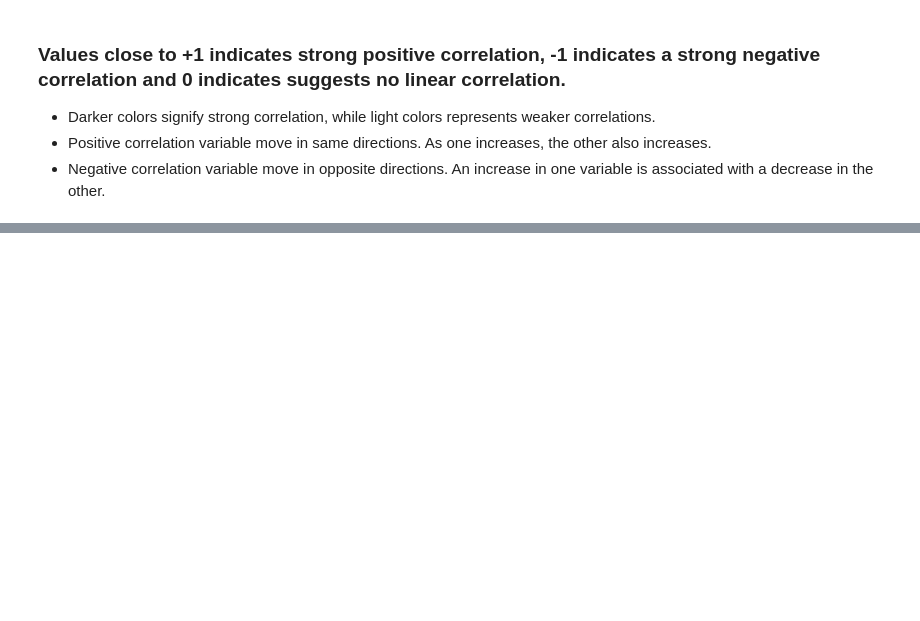
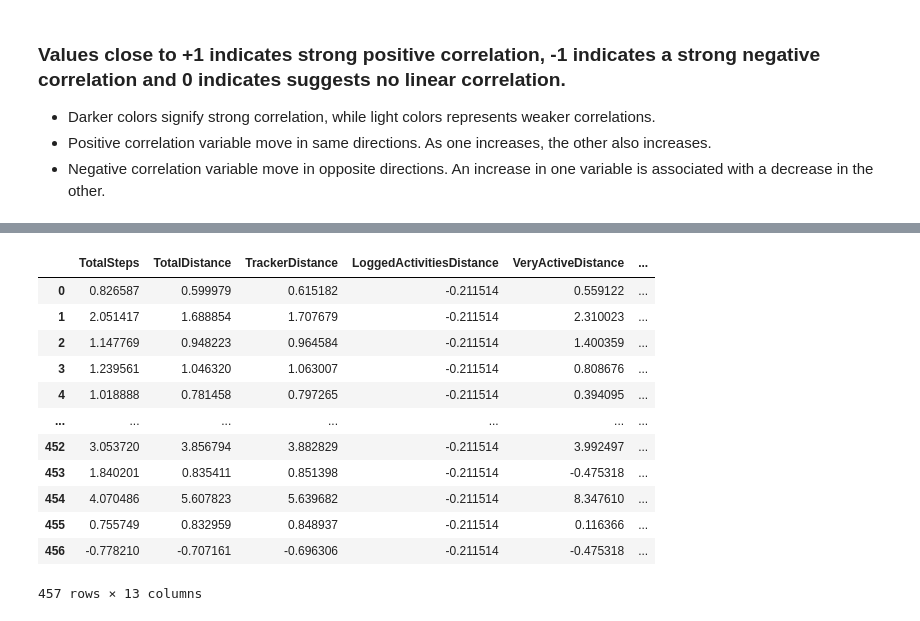
Before and after one commit to ravinnd3/EDA, a Jupyter notebook: Fitbit_EDA.ipynb, the cells around one changed output, grey strips where cells are left out. Cells and saved outputs as stored; diff of their text form; code cells hidden in the pictures; blank space fills up the shorter version.

```diff
--- a/Fitbit_EDA.ipynb
+++ b/Fitbit_EDA.ipynb
@@ -167,0 +196,17 @@ plt.show()
+# %%
+scaled_data_df = pd.DataFrame(standard_scaled_data,columns=fitbit_df_cols_list)
+scaled_data_df
+# %% [output]
+|  | TotalSteps | TotalDistance | TrackerDistance | LoggedActivitiesDistance | VeryActiveDistance | ... |
+| 0 | 0.826587 | 0.599979 | 0.615182 | -0.211514 | 0.559122 | ... |
+| 1 | 2.051417 | 1.688854 | 1.707679 | -0.211514 | 2.310023 | ... |
+| 2 | 1.147769 | 0.948223 | 0.964584 | -0.211514 | 1.400359 | ... |
+| 3 | 1.239561 | 1.046320 | 1.063007 | -0.211514 | 0.808676 | ... |
+| 4 | 1.018888 | 0.781458 | 0.797265 | -0.211514 | 0.394095 | ... |
+| ... | ... | ... | ... | ... | ... | ... |
+| 452 | 3.053720 | 3.856794 | 3.882829 | -0.211514 | 3.992497 | ... |
+| 453 | 1.840201 | 0.835411 | 0.851398 | -0.211514 | -0.475318 | ... |
+| 454 | 4.070486 | 5.607823 | 5.639682 | -0.211514 | 8.347610 | ... |
+| 455 | 0.755749 | 0.832959 | 0.848937 | -0.211514 | 0.116366 | ... |
+| 456 | -0.778210 | -0.707161 | -0.696306 | -0.211514 | -0.475318 | ... |
+457 rows × 13 columns
```
Also changed, not shown: parts of 5 cells of this notebook, 1 other file.
